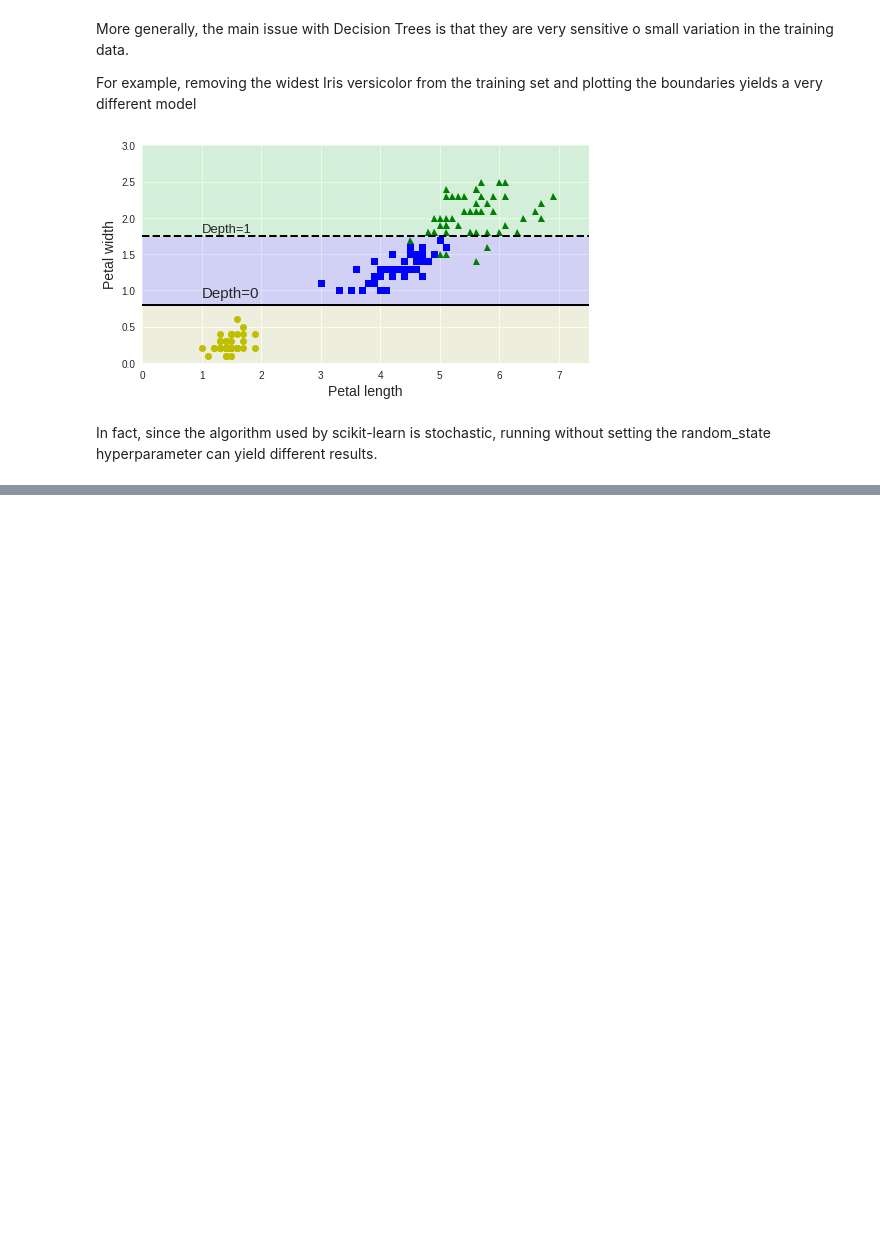
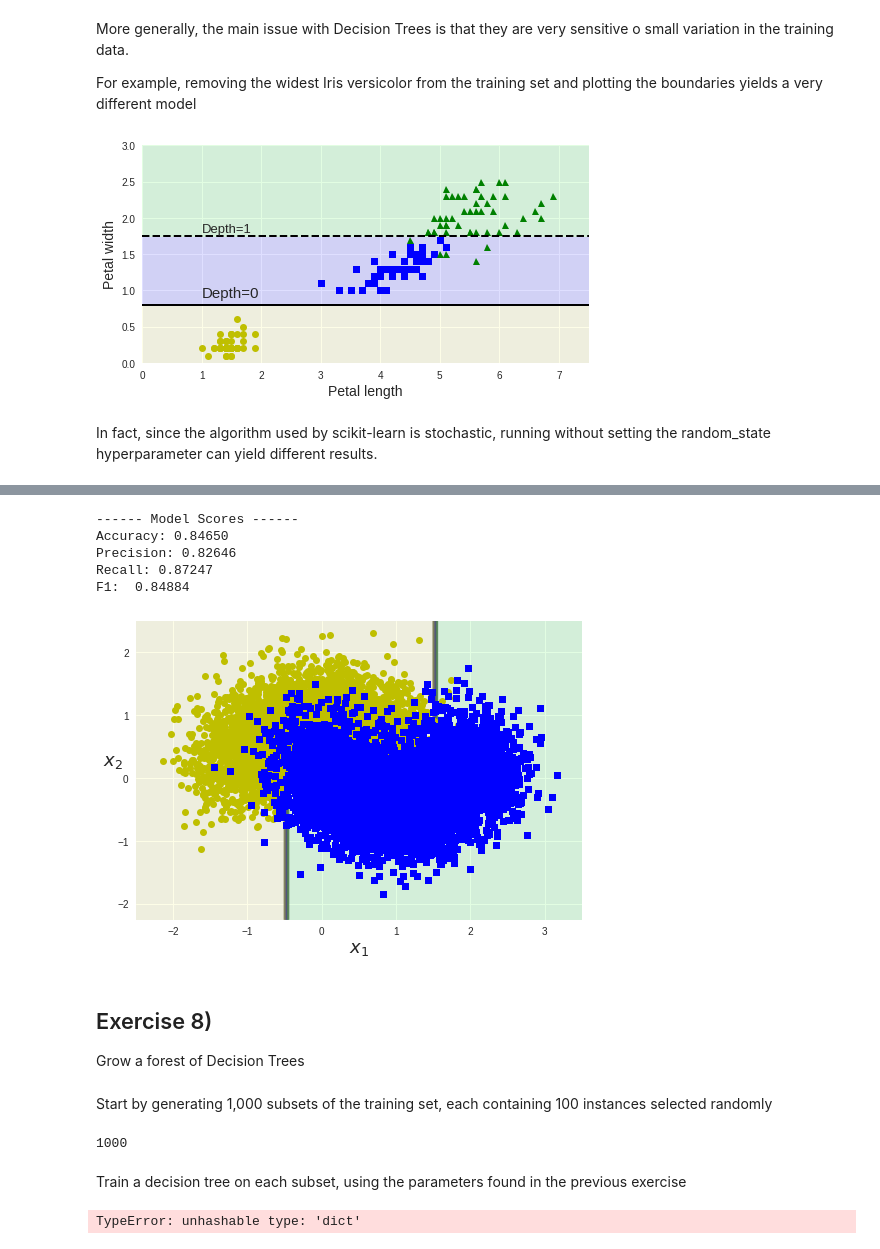
Before and after one commit to amaralcs/homl, a Jupyter notebook: 6_decision_trees.ipynb, the cells around one changed output, grey strips where cells are left out. Cells and saved outputs as stored; diff of their text form; code cells hidden in the pictures; blank space fills up the shorter version.

```diff
--- a/6_decision_trees.ipynb
+++ b/6_decision_trees.ipynb
@@ -414,0 +440,4 @@ In fact, since the algorithm used by scikit-learn is stochastic, running without
+# %%
+from sklearn.model_selection import train_test_split
+
+X_train, X_test, y_train, y_test = train_test_split(X, y, test_size=0.2, random_state=56)
@@ -414,0 +446,19 @@ In fact, since the algorithm used by scikit-learn is stochastic, running without
+# %%
+from sklearn.model_selection import GridSearchCV
+import math
+import pandas as pd
+
+max_depth_calc = round(math.log(len(X_train), 2))
+tree_clf = DecisionTreeClassifier()
+
+param_grid = {
+    'max_depth' : [i+1 for i in range(max_depth_calc)],
+    'min_samples_split' : [2, 3, 4, 5, 10, 50, 100, 1000],
+    'min_samples_leaf' : [2, 3, 4, 5, 10, 50, 100, 1000],
+    'max_leaf_nodes' : [2, 3, 4, 5, 10, 50, 100, 1000],
+    'random_state' : [54]
+}
+
+grid_search = GridSearchCV(tree_clf, param_grid, cv=3, verbose=1, scoring='accuracy')
+grid_search.fit(X_train, y_train)
+pd.DataFrame(grid_search.best_params_, index=['value'])
@@ -414,0 +471,6 @@ In fact, since the algorithm used by scikit-learn is stochastic, running without
+# %%
+best_params = grid_search.best_params_
+best_tree_clf = grid_search.best_estimator_
+best_tree_clf.fit(X_train, y_train)
+
+y_preds = best_tree_clf.predict(X_test)
@@ -414,0 +486,38 @@ In fact, since the algorithm used by scikit-learn is stochastic, running without
+# %%
+print_scores(y_test, y_preds)
+# %% [output]
+------ Model Scores ------
+Accuracy: 0.84650
+Precision: 0.82646
+Recall: 0.87247
+F1:  0.84884
+# %%
+plot_decision_boundary(best_tree_clf, X, y, axes=[-2.5, 3.5, -2.25, 2.5],
+                       iris=False, legend=False, plot_training=True)
+# %% [output]
+[figure, added]
+# %% [markdown]
+## Exercise 8)
+Grow a forest of Decision Trees
+# %% [markdown]
+Start by generating 1,000 subsets of the training set, each containing 100 instances selected randomly
+# %%
+from sklearn.model_selection import ShuffleSplit
+
+rs = ShuffleSplit(n_splits=1000, train_size=100, random_state=54)
+rs.get_n_splits(X)
+# %% [output]
+1000
+# %% [markdown]
+Train a decision tree on each subset, using the parameters found in the previous exercise
+# %%
+tree_forest_clf = DecisionTreeClassifier(best_params)
+acc_scores = []
+
+for train_idx, test_idx in rs.split(X):
+    tree_forest_clf.fit(X[train_idx], y[train_idx])
+
+    y_preds = tree_forest_clf.predict(X[test_idx])
+    acc_scores.append(accuracy_score(y[test_idx], y_preds))
+# %% [output]
+TypeError: unhashable type: 'dict'
```
Also changed, not shown: parts of 8 cells of this notebook.
